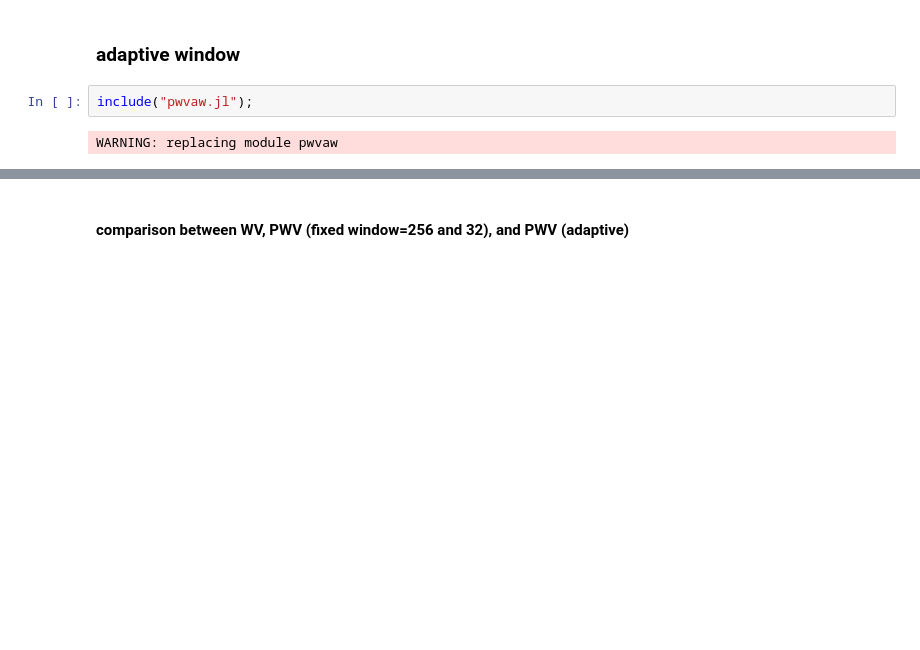
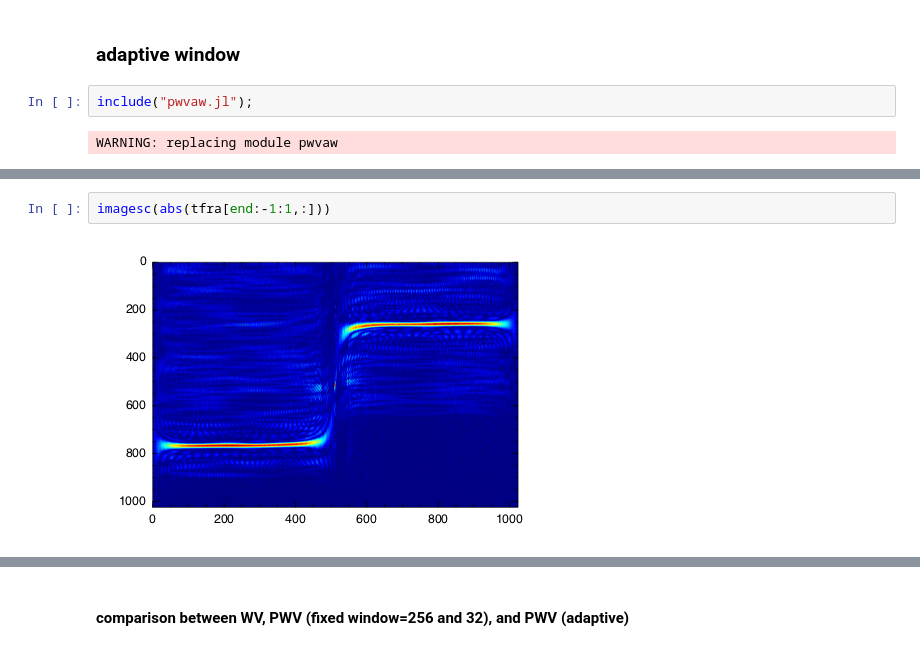
Before and after one commit to HajimeKawahara/juwvid, a Jupyter notebook: test adaptive window.ipynb, the cells around one changed output, grey strips where cells are left out. Saved outputs shown, nothing was run; the diff lists cells and outputs as text; blank space fills up the shorter version.

```diff
--- a/test adaptive window.ipynb
+++ b/test adaptive window.ipynb
@@ -88,3 +91,7 @@ Single pseudo Wigner Ville with the Adaptive Algorithm
+# %%
+imagesc(abs(tfra[end:-1:1,:]))
+# %% [output]
+[figure, added]
 # %%
 plot(collect(1:length(windows)),map(Float64,windows))
 # %% [output]
```
Also changed, not shown: parts of 17 cells of this notebook, 4 other files.
